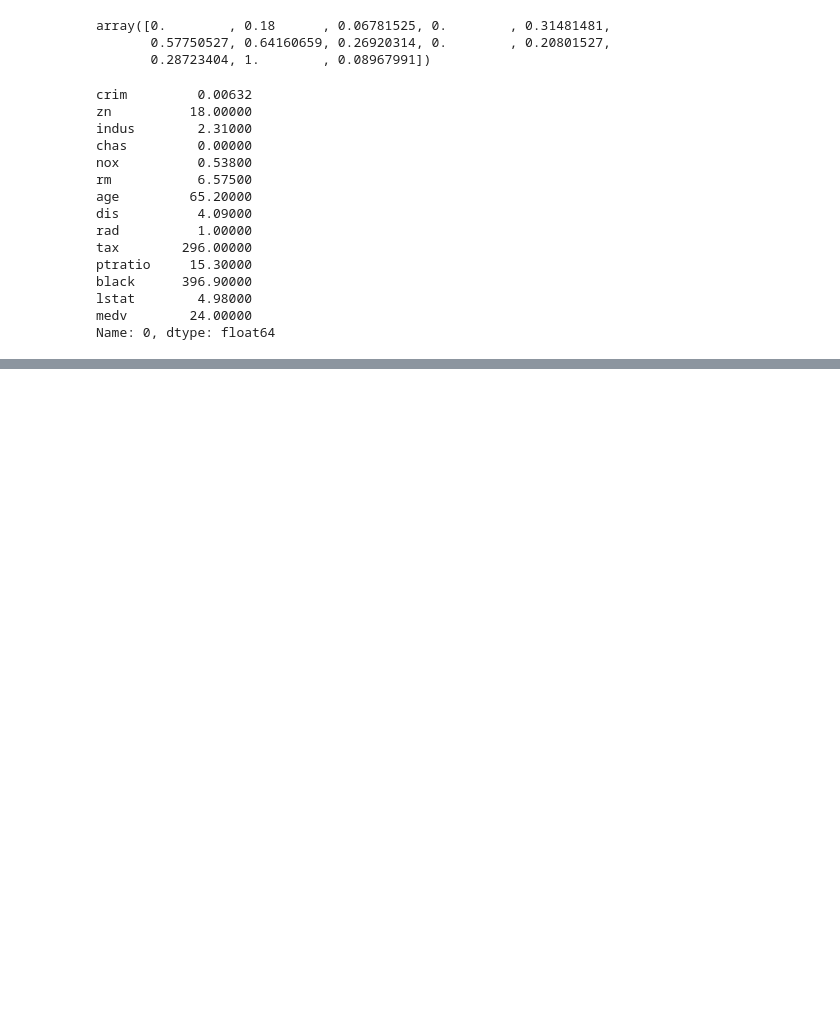
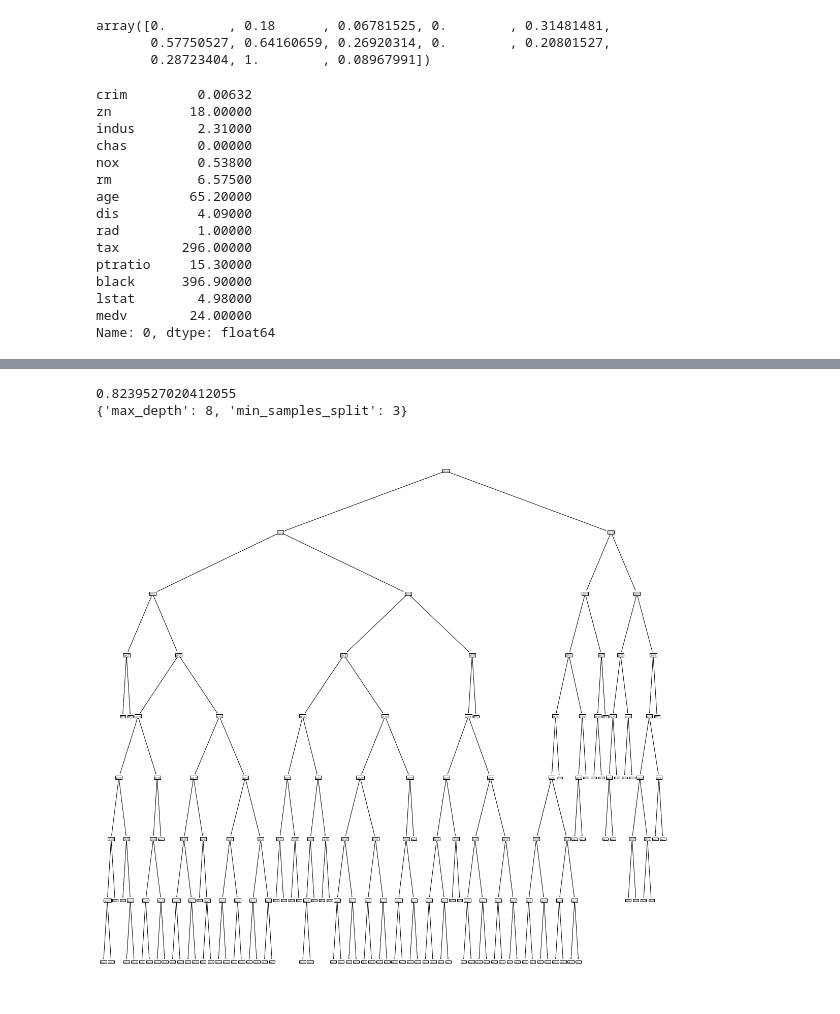
Before and after one commit to Maxibrionest/FMY-1.1.2, a Jupyter notebook: Entrega2/Entrega2_FMY.ipynb, the cells around one changed output, grey strips where cells are left out. Drawn from its saved outputs; the diff is of its cells as text; code cells hidden in the pictures; blank space fills up the shorter version.

```diff
--- a/Entrega2/Entrega2_FMY.ipynb
+++ b/Entrega2/Entrega2_FMY.ipynb
@@ -1223,0 +1244,7 @@ Name: 0, dtype: float64
+# %%
+from sklearn.tree import DecisionTreeRegressor
+
+mo3 = DecisionTreeRegressor()
+mo3.fit(X, Y)
+
+YhatDT = mo3.predict(X)
@@ -1223,0 +1300,13 @@ Name: 0, dtype: float64
+# %%
+from sklearn.model_selection import train_test_split
+Xtrain, Xtest, Ytrain, Ytest = train_test_split(X,Y,test_size=0.2)
+# %%
+from sklearn.tree import DecisionTreeRegressor
+import numpy as np
+from sklearn.model_selection import GridSearchCV
+
+model = DecisionTreeRegressor()
+params = {"max_depth": np.arange(3, 10),          # [3,4,5]
+          "min_samples_split": np.arange(2, 10)}  # [2,3,4]
+grid = GridSearchCV(estimator=model, param_grid=params,cv=10)
+grid.fit(Xtrain, Ytrain)
@@ -1223,0 +1337,3 @@ Name: 0, dtype: float64
+# %%
+grid = GridSearchCV(estimator=model, param_grid=params,cv=10, scoring='r2')
+grid.fit(Xtrain, Ytrain)
@@ -1223,0 +1358,13 @@ Name: 0, dtype: float64
+# %%
+print(grid.best_score_)
+print(grid.best_params_)
+# %% [output]
+0.8239527020412055
+{'max_depth': 8, 'min_samples_split': 3}
+# %%
+import matplotlib.pyplot as plt
+from sklearn import tree
+plt.subplots(1,1,figsize=(20,20))
+_= tree.plot_tree(grid.best_estimator_)
+# %% [output]
+[figure, added]
```
Also changed, not shown: parts of 10 cells of this notebook.
